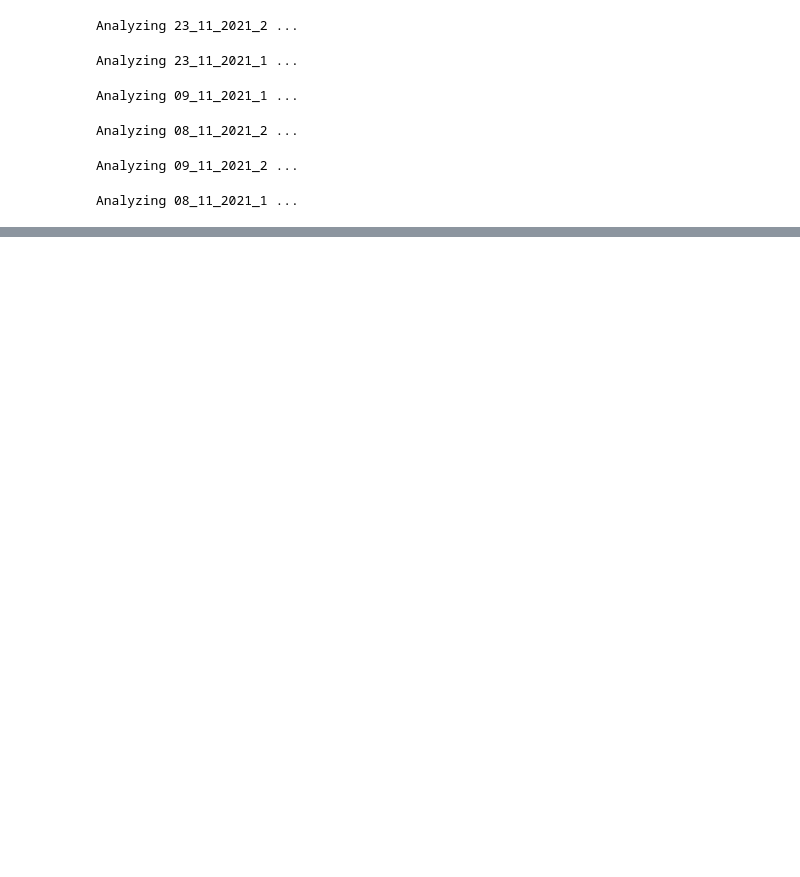
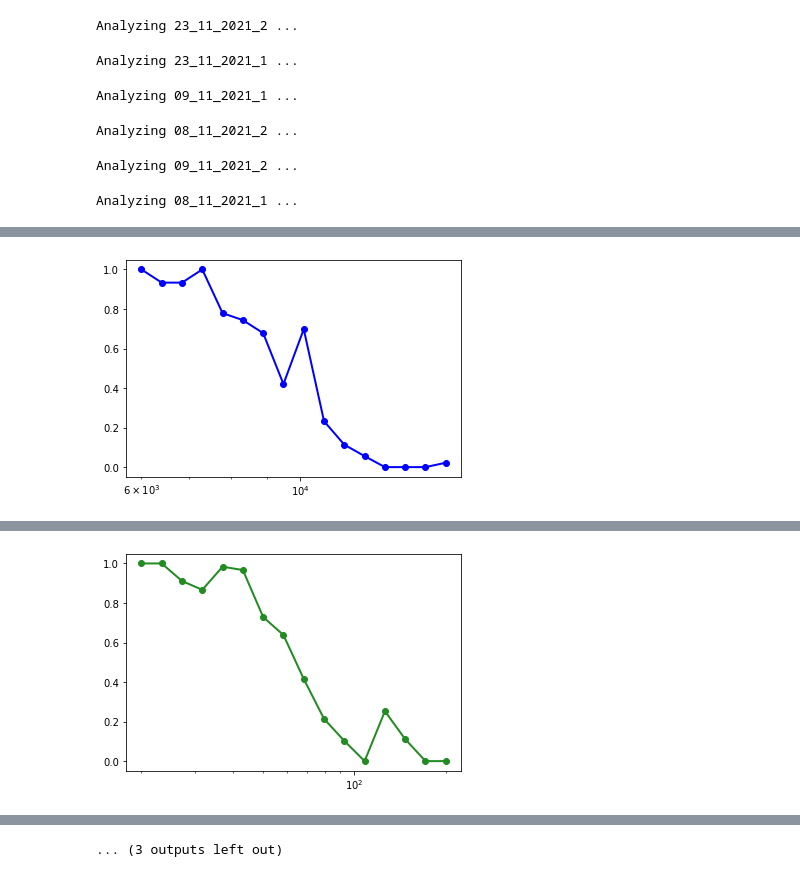
Before and after one commit to AntoninVerdier/Utilities, a Jupyter notebook: Electrophy_Analysis/Psychoacoustic curve .ipynb, the cells around one changed output, grey strips where cells are left out. Saved outputs shown, nothing was run; the diff lists cells and outputs as text; code cells hidden in the pictures; blank space fills up the shorter version.

```diff
--- a/Electrophy_Analysis/Psychoacoustic curve .ipynb
+++ b/Electrophy_Analysis/Psychoacoustic curve .ipynb
@@ -284,0 +295,6 @@ psychocurve4(rec, pb=0, pa=1000,timebin=10, vec='complete')
+# %%
+psychocurve1(rec, pb=0, pa=200,timebin=10, vec='complete')
+psychocurve2(rec, pb=0, pa=200,timebin=10, vec='complete')
+psychocurve3(rec, pb=0, pa=200,timebin=10, vec='complete')
+#psychocurve4(rec, pb=0, pa=200,timebin=10, vec='complete')
+# %% [output]
@@ -284,0 +303 @@ psychocurve4(rec, pb=0, pa=1000,timebin=10, vec='complete')
+[figure, added]
@@ -284,0 +306 @@ psychocurve4(rec, pb=0, pa=1000,timebin=10, vec='complete')
+[figure, added]
@@ -284,0 +313 @@ psychocurve4(rec, pb=0, pa=1000,timebin=10, vec='complete')
+... (3 outputs left out)
```
Also changed, not shown: parts of 10 cells of this notebook.
